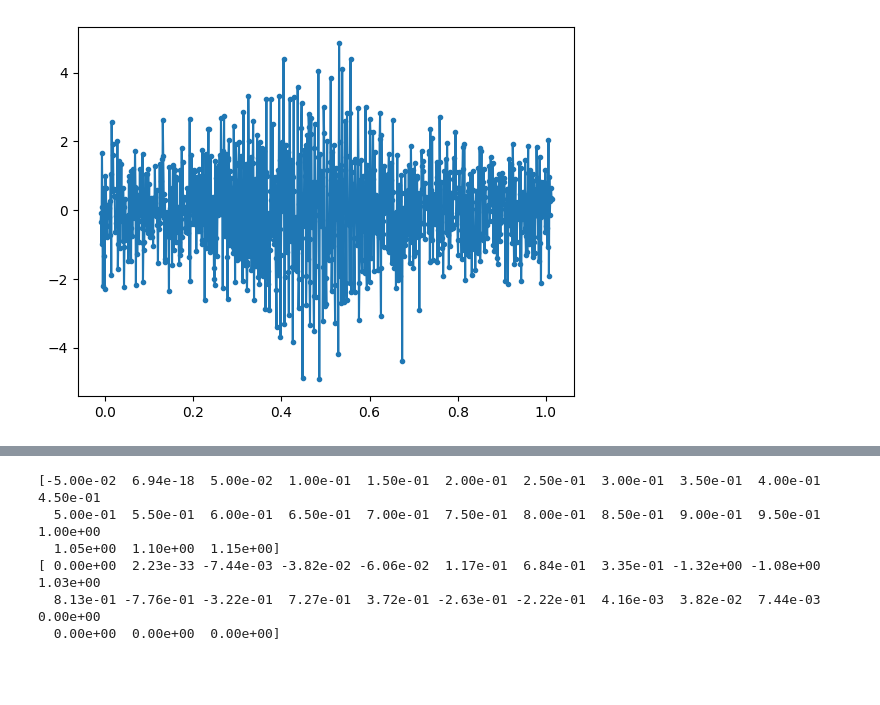
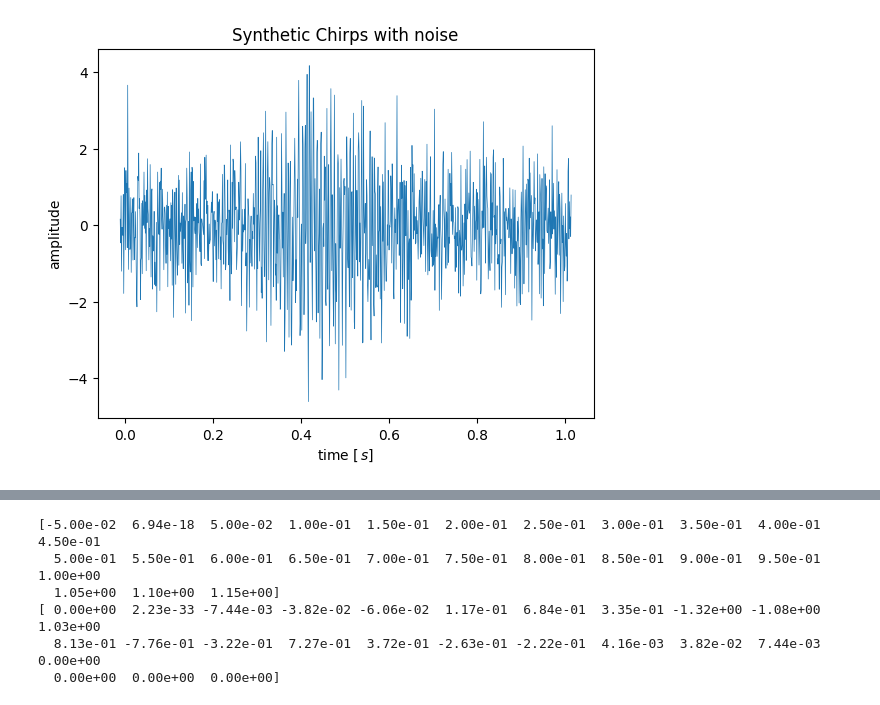
Before and after one commit to nacrocker/automated-segmentation, a Jupyter notebook: maxtree_tests_with_synthetic_data_and_noise.ipynb, the cells around one changed output, grey strips where cells are left out. Drawn from its saved outputs; the diff is of its cells as text; code cells hidden in the pictures; blank space fills up the shorter version.

Commit message:
Restructure to collect "library" functions in first cell and synthetic signal plot and spectrogram in second cell

```diff
--- a/maxtree_tests_with_synthetic_data_and_noise.ipynb
+++ b/maxtree_tests_with_synthetic_data_and_noise.ipynb
@@ -61,10 +1109,14 @@ def add_funcsigs(sigfunclist,t):
 # %%
-# @title Making synthetic data example using Chirp object machinery and noise
-# cell name: example_signal_using_machinery_for_synthetic_chirp_signals_with_noise
-# before running, run cell "machinery_for_synthetic_chirp_signals_with_noise"
+# @title Synthetic data example using Chirp object and noise
+# cell name: example_synthetic_chirp_signal_with_noise
+# before running, run cell "machinery_and_utilities"
 
-assert 'machinery_for_synthetic_chirp_signals_with_noise' in locals(), 'must first run cell machinery_for_synthetic_chirp_signals_with_noise'
-example_signal_using_machinery_for_synthetic_chirp_signals_with_noise=True
+assert 'machinery_and_utilities' in locals(), 'must first run cell machinery_and_utilities'
+example_synthetic_chirp_signal_with_noise=True
+
+## begin make_example_synthetic_signal
+doSignalPlot = True
+doSignalSpectrogramPlot = True
 
 t=np.arange(0,1024/1000,0.001)-.01
 nt=len(t)
@@ -89,9 +1141,73 @@ sig0 = add_funcsigs(chirps,t)
 noise = make_noise(noise_mean, noise_std, t.shape)
 sig = sig0 + noise
 
+sigtit='Synthetic Chirps with noise'
+
+if doSignalPlot:
+    import matplotlib.pyplot as plt
+    plt.figure()
+    plt.plot(t,sig,'-',linewidth=0.5)
+    plt.title(sigtit)
+    plt.xlabel(rf'time [$\,s$]')
+    plt.ylabel('amplitude')
+
+from scipy.signal import ShortTimeFFT
+t0=t[0]
+nt=len(t)
+dt=t[1]-t[0]
+fs=1/dt
+fN = fs/2.0
+nfft=(int(np.ceil(np.sqrt(nt))) // 2) * 2
+noverlap=int(nfft/2)
+
+SFT = ShortTimeFFT.from_window(win_param='hann', fs=fs, nperseg=nfft,noverlap=noverlap)
+sigstft = SFT.stft(sig)
 
 
-import matplotlib.pyplot as plt
-plt.figure()
-plt.plot(t,sig,'.-')
+
+if doSignalSpectrogramPlot:
+    import matplotlib.pyplot as plt
+    from matplotlib.colors import LogNorm
+
+    kwextra = {}
+    vlimdict = {}
+    normfunc = LogNorm
+    norm = normfunc(**vlimdict)
+    #cmstd = cmapIDL_Standard_Gamma_II()
+    #cmap = cmstd
+    cmap ='viridis'
+
+    N=nt
+    fig1, ax1 = plt.subplots(figsize=(6., 4.))  # enlarge plot a bit
+    t_lo, t_hi = SFT.extent(N)[:2]  # time range of plot
+    ax1.set_title(rf"Spectrogram of {sigtit} ({SFT.m_num*SFT.T:g}$\,s$ Hann window)")
+    ax1.set(xlabel=f"Time $t$ in seconds ({SFT.p_num(N)} slices, " +
+                  rf"$\Delta t = {SFT.delta_t:g}\,$s)",
+            ylabel=f"Freq. $f$ in Hz ({SFT.f_pts} bins, " +
+                  rf"$\Delta f = {SFT.delta_f:g}\,$Hz)",
+            xlim=(t_lo, t_hi))
+
+    im1 = ax1.imshow(np.abs(sigstft)**2, origin='lower', aspect='auto',
+                    extent=SFT.extent(N), cmap=cmap, norm=norm,**kwextra)
+    plotLeg=False
+    if (False):
+        ##need to define "chirpfreqs" before using.  "chripfreqs" should be chirp frequencies vs t)
+        ax1.plot(t, chirpfreqs, 'r--', alpha=.5, label='$f_i(t)$')
+        plotLeg=True
+
+    fig1.colorbar(im1, label="Magnitude $|S_x(t, f)|$")
+
+    if (False):
+        # Shade areas where window slices stick out to the side:
+        for t0_, t1_ in [(t_lo, SFT.lower_border_end[0] * SFT.T),
+                        (SFT.upper_border_begin(N)[0] * SFT.T, t_hi)]:
+            ax1.axvspan(t0_, t1_, color='w', linewidth=0, alpha=.2)
+        for t_ in [0, N * SFT.T]:  # mark signal borders with vertical line:
+            ax1.axvline(t_, color='y', linestyle='--', alpha=0.5)
+
+    if plotLeg: ax1.legend()
+    fig1.tight_layout()
+    plt.show()
+
+    ## begin make_example_synthetic_signal
 # %% [output]
@@ -99 +1214 @@ plt.plot(t,sig,'.-')
-[figure, old version]
+[figure, new version]
```
Also changed, not shown: parts of 7 cells of this notebook.
